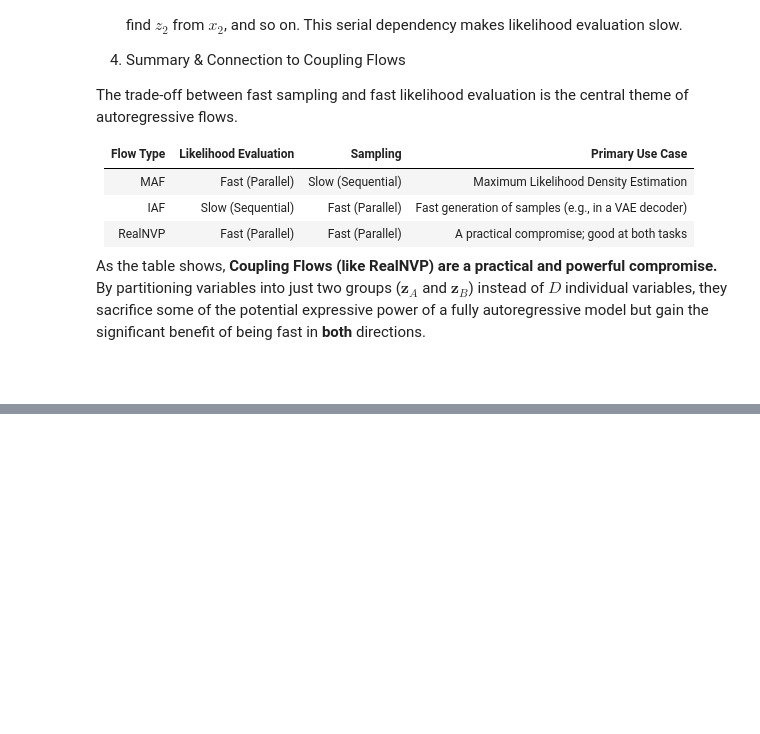
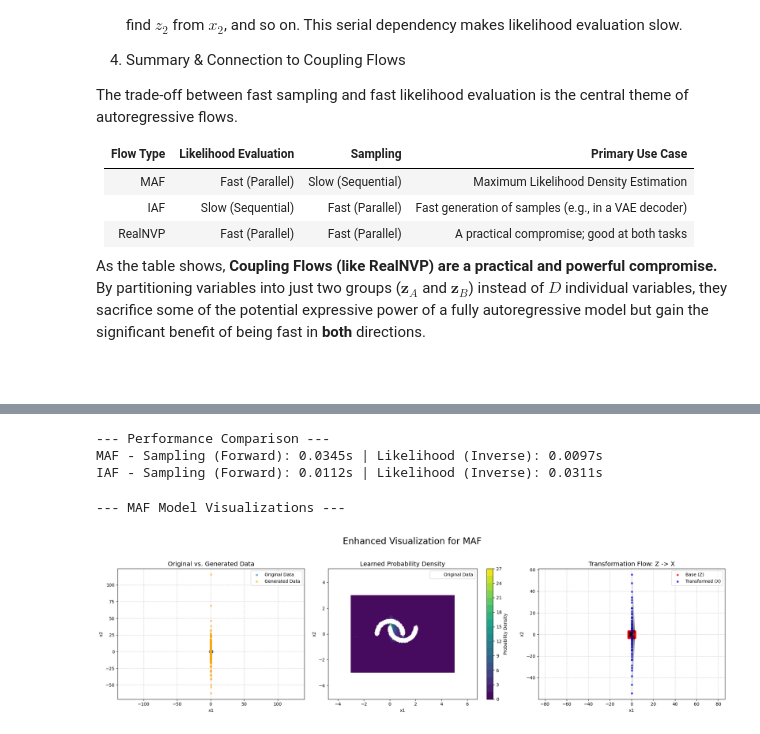
Before and after one commit to itxtx/normalizing-flows-study, a Jupyter notebook: notebooks/2_Autoregressive_Flows.ipynb, the cells around one changed output, grey strips where cells are left out. Drawn from its saved outputs; the diff is of its cells as text; code cells hidden in the pictures; blank space fills up the shorter version.

```diff
--- a/notebooks/2_Autoregressive_Flows.ipynb
+++ b/notebooks/2_Autoregressive_Flows.ipynb
@@ -134,26 +135,16 @@ def visualize_results(model, base_dist, num_samples=5000):
 # %%
+
+# --- Main Execution ---
 input_dim = 2
 n_layers = 5
-input_dim = 2
-n_samples = 20000
 hidden_dim = 256
 learning_rate = 5e-4
 n_epochs = 1000
 batch_size = 1024
+n_samples = 20000
 
-device = torch.device('cpu') #torch.device('mps' if torch.backends.mps.is_available() else "cpu")
+device = torch.device('cpu')
 data = get_two_moons_data(n_samples=n_samples).to(device)
 data_loader = torch.utils.data.DataLoader(data, batch_size=batch_size, shuffle=True)
 
-# --- Model ---
-# The base distribution (a standard normal distribution)
 base_dist = MultivariateNormal(torch.zeros(input_dim), torch.eye(input_dim))
-
-# Create a sequence of MAF layers
-flows = [MaskedAutoregressiveFlow(dim=input_dim, hidden_dim=hidden_dim) for _ in range(n_layers)]
-model = RealNVP(flows)
-
-optimizer = optim.Adam(model.parameters(), lr=learning_rate)
-
-# --- Training ---
-train(model, optimizer, data_loader, n_epochs, base_dist)
@@ -231,0 +151,8 @@ AttributeError: 'NormalizingFlowModel' object has no attribute 'layers'
+# %%
+
+# --- MAF Model ---
+maf_flows = [MaskedAutoregressiveFlow(dim=input_dim, hidden_dim=hidden_dim) for _ in range(n_layers)]
+maf_model = NormalizingFlowModel(maf_flows)
+maf_optimizer = optim.Adam(maf_model.parameters(), lr=learning_rate)
+train(maf_model, maf_optimizer, data_loader, n_epochs, base_dist, flow_type='MAF')
+maf_forward_time, maf_inverse_time = visualize_and_time(maf_model, base_dist, 'MAF')
@@ -231,0 +176,8 @@ AttributeError: 'NormalizingFlowModel' object has no attribute 'layers'
+# %%
+
+# --- IAF Model ---
+iaf_flows = [InverseAutoregressiveFlow(dim=input_dim, hidden_dim=hidden_dim) for _ in range(n_layers)]
+iaf_model = NormalizingFlowModel(iaf_flows)
+iaf_optimizer = optim.Adam(iaf_model.parameters(), lr=learning_rate)
+train(iaf_model, iaf_optimizer, data_loader, n_epochs, base_dist, flow_type='IAF')
+iaf_forward_time, iaf_inverse_time = visualize_and_time(iaf_model, base_dist, 'IAF')
@@ -231,0 +201,16 @@ AttributeError: 'NormalizingFlowModel' object has no attribute 'layers'
+# %%
+
+# --- Performance Comparison ---
+print("\n--- Performance Comparison ---")
+print(f"MAF - Sampling (Forward): {maf_forward_time:.4f}s | Likelihood (Inverse): {maf_inverse_time:.4f}s")
+print(f"IAF - Sampling (Forward): {iaf_forward_time:.4f}s | Likelihood (Inverse): {iaf_inverse_time:.4f}s")
+# %% [output]
+--- Performance Comparison ---
+MAF - Sampling (Forward): 0.0345s | Likelihood (Inverse): 0.0097s
+IAF - Sampling (Forward): 0.0112s | Likelihood (Inverse): 0.0311s
+# %%
+print("\n--- MAF Model Visualizations ---")
+plot_enhanced_visualizations(maf_model, data, base_dist, 'MAF', device)
+# %% [output]
+--- MAF Model Visualizations ---
+[figure, added]
```
Also changed, not shown: parts of 6 cells of this notebook, 7 other files.
